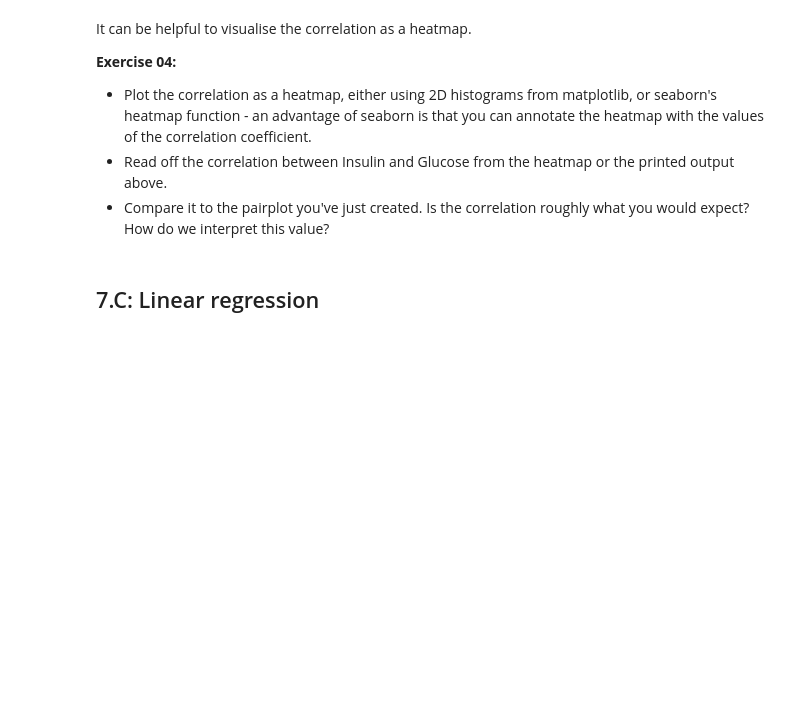
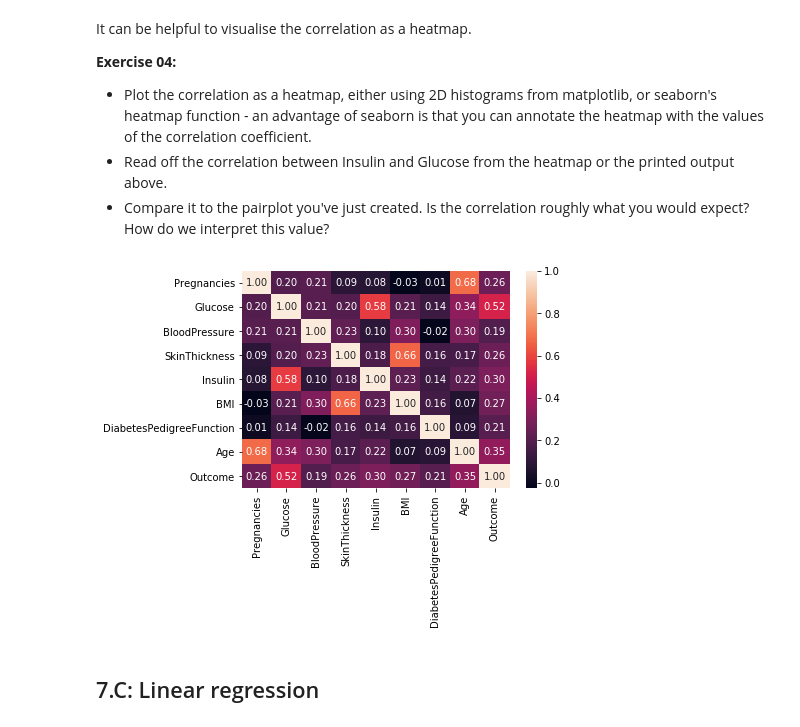
Before and after one commit to Leonard907/Work, a Jupyter notebook: FDS/week07-linear-models/week-07-Linear-Models.ipynb, the cells around one changed output. Cells and saved outputs as stored; diff of their text form; code cells hidden in the pictures; blank space fills up the shorter version.

```diff
--- a/FDS/week07-linear-models/week-07-Linear-Models.ipynb
+++ b/FDS/week07-linear-models/week-07-Linear-Models.ipynb
@@ -80,3 +115,9 @@ It can be helpful to visualise the correlation as a heatmap.
+# %%
+# Your code
+sns.heatmap(diabetes.corr(), annot=True, fmt='.2f')
+plt.show()
+# %% [output]
+[figure, added]
 # %% [markdown]
 ## 7.C: Linear regression
 # %% [markdown]
```
Also changed, not shown: parts of 40 cells of this notebook, 8 other files.
